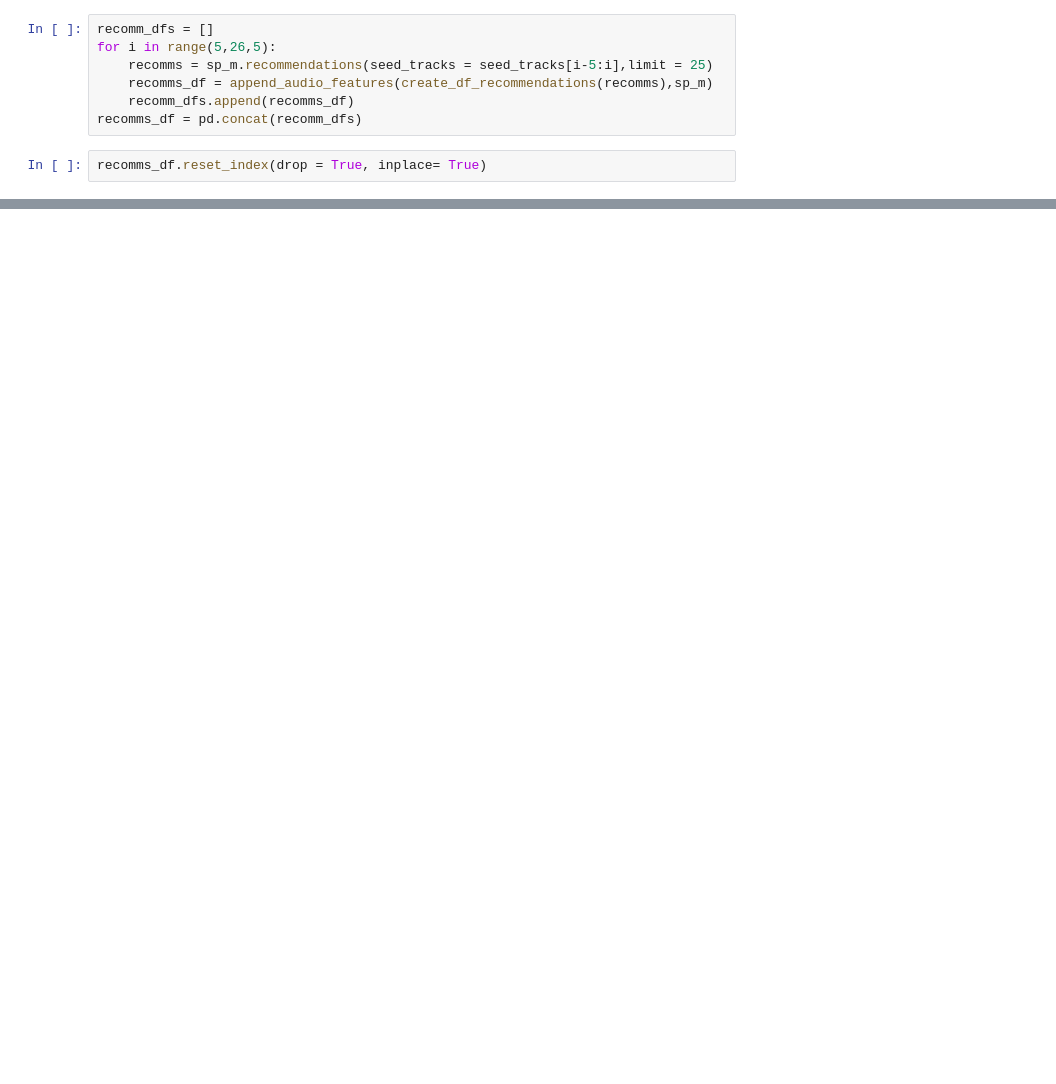
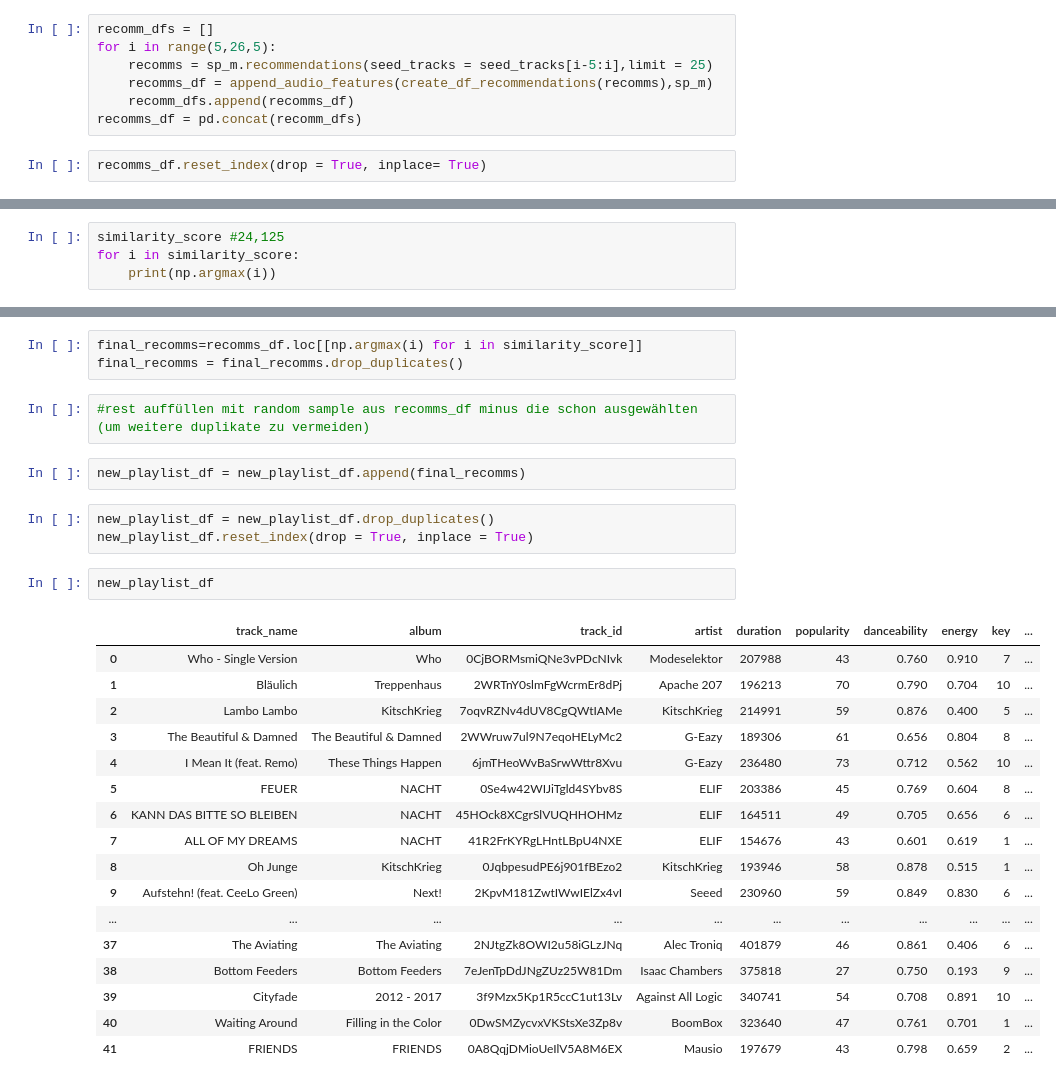
Before and after one commit to MerlinSchaefer/spotify_app, a Jupyter notebook: Combined recommendations.ipynb, the cells around one changed output, grey strips where cells are left out. Cells and saved outputs as stored; diff of their text form; blank space fills up the shorter version.

```diff
--- a/Combined recommendations.ipynb
+++ b/Combined recommendations.ipynb
@@ -493,0 +613,4 @@ recomms_df
+# %%
+similarity_score #24,125
+for i in similarity_score:
+    print(np.argmax(i))
@@ -493,0 +655,30 @@ recomms_df
+# %%
+final_recomms=recomms_df.loc[[np.argmax(i) for i in similarity_score]]
+final_recomms = final_recomms.drop_duplicates()
+# %%
+#rest auffüllen mit random sample aus recomms_df minus die schon ausgewählten (um weitere duplikate zu vermeiden)
+# %%
+new_playlist_df = new_playlist_df.append(final_recomms)
+# %%
+new_playlist_df = new_playlist_df.drop_duplicates()
+new_playlist_df.reset_index(drop = True, inplace = True)
+# %%
+new_playlist_df
+# %% [output]
+|  | track_name | album | track_id | artist | duration | popularity | danceability | energy | key | ... |
+| 0 | Who - Single Version | Who | 0CjBORMsmiQNe3vPDcNIvk | Modeselektor | 207988 | 43 | 0.760 | 0.910 | 7 | ... |
+| 1 | Bläulich | Treppenhaus | 2WRTnY0slmFgWcrmEr8dPj | Apache 207 | 196213 | 70 | 0.790 | 0.704 | 10 | ... |
+| 2 | Lambo Lambo | KitschKrieg | 7oqvRZNv4dUV8CgQWtIAMe | KitschKrieg | 214991 | 59 | 0.876 | 0.400 | 5 | ... |
+| 3 | The Beautiful & Damned | The Beautiful & Damned | 2WWruw7ul9N7eqoHELyMc2 | G-Eazy | 189306 | 61 | 0.656 | 0.804 | 8 | ... |
+| 4 | I Mean It (feat. Remo) | These Things Happen | 6jmTHeoWvBaSrwWttr8Xvu | G-Eazy | 236480 | 73 | 0.712 | 0.562 | 10 | ... |
+| 5 | FEUER | NACHT | 0Se4w42WIJiTgld4SYbv8S | ELIF | 203386 | 45 | 0.769 | 0.604 | 8 | ... |
+| 6 | KANN DAS BITTE SO BLEIBEN | NACHT | 45HOck8XCgrSlVUQHHOHMz | ELIF | 164511 | 49 | 0.705 | 0.656 | 6 | ... |
+| 7 | ALL OF MY DREAMS | NACHT | 41R2FrKYRgLHntLBpU4NXE | ELIF | 154676 | 43 | 0.601 | 0.619 | 1 | ... |
+| 8 | Oh Junge | KitschKrieg | 0JqbpesudPE6j901fBEzo2 | KitschKrieg | 193946 | 58 | 0.878 | 0.515 | 1 | ... |
+| 9 | Aufstehn! (feat. CeeLo Green) | Next! | 2KpvM181ZwtIWwIElZx4vI | Seeed | 230960 | 59 | 0.849 | 0.830 | 6 | ... |
+| ... | ... | ... | ... | ... | ... | ... | ... | ... | ... | ... |
+| 37 | The Aviating | The Aviating | 2NJtgZk8OWI2u58iGLzJNq | Alec Troniq | 401879 | 46 | 0.861 | 0.406 | 6 | ... |
+| 38 | Bottom Feeders | Bottom Feeders | 7eJenTpDdJNgZUz25W81Dm | Isaac Chambers | 375818 | 27 | 0.750 | 0.193 | 9 | ... |
+| 39 | Cityfade | 2012 - 2017 | 3f9Mzx5Kp1R5ccC1ut13Lv | Against All Logic | 340741 | 54 | 0.708 | 0.891 | 10 | ... |
+| 40 | Waiting Around | Filling in the Color | 0DwSMZycvxVKStsXe3Zp8v | BoomBox | 323640 | 47 | 0.761 | 0.701 | 1 | ... |
+| 41 | FRIENDS | FRIENDS | 0A8QqjDMioUeIlV5A8M6EX | Mausio | 197679 | 43 | 0.798 | 0.659 | 2 | ... |
```
Also changed, not shown: parts of 35 cells of this notebook, 3 other files.
